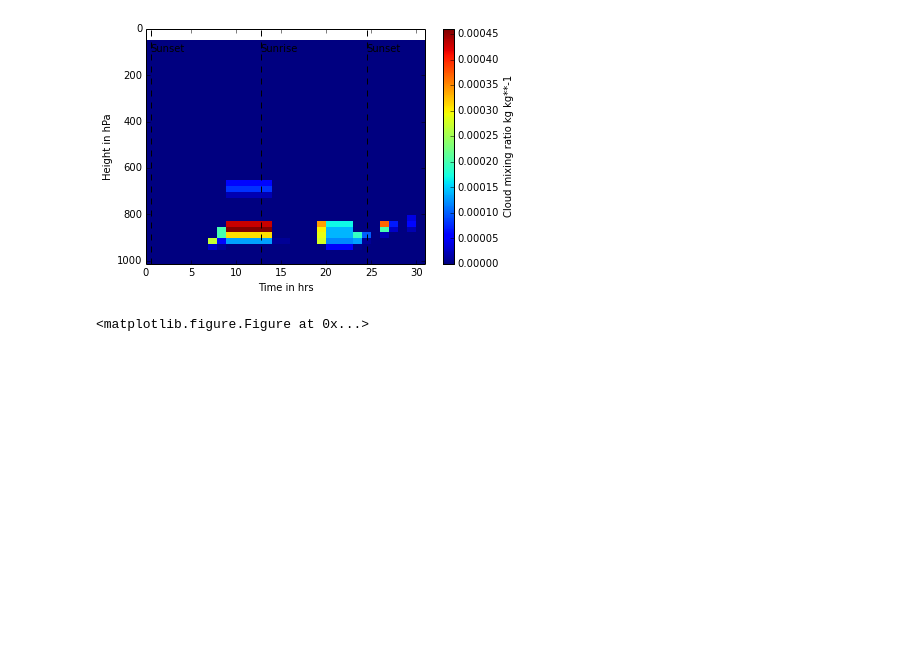
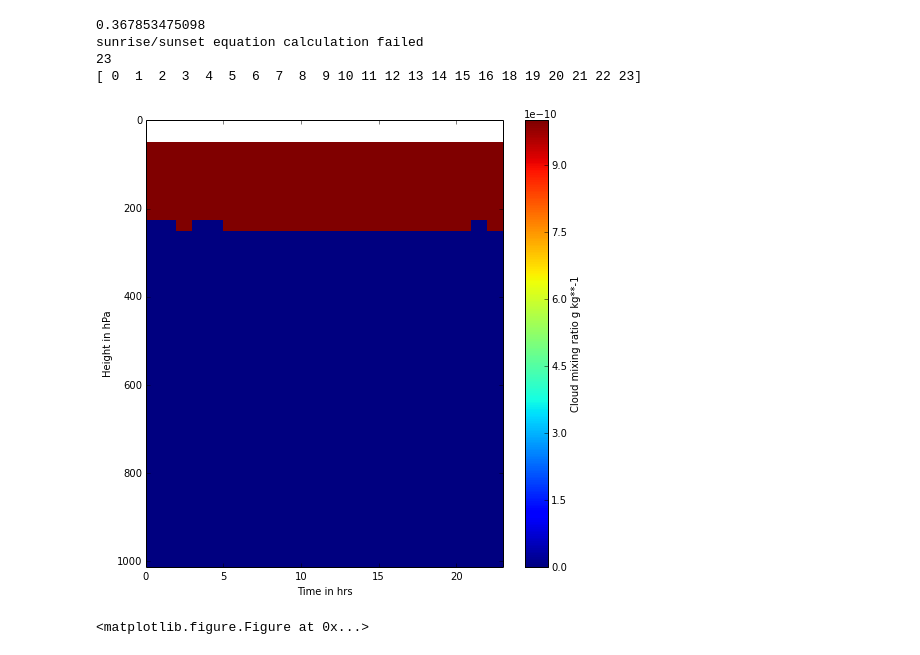
Before and after one commit to EVS-ATMOS/HRRR, a Jupyter notebook: notebooks/May27plots.ipynb, the cells around one changed output. Saved outputs shown, nothing was run; the diff lists cells and outputs as text; code cells hidden in the pictures; blank space fills up the shorter version.

```diff
--- a/notebooks/May27plots.ipynb
+++ b/notebooks/May27plots.ipynb
@@ -12,10 +10,14 @@ import pygrib
 %matplotlib inline
 # %%
-pyhrrr.plot_hrrr_spec(datetimestart = datetime.datetime(2014, 5, 27,0,0),
-                       datetimeend = datetime.datetime(2014,5,28,0,0), scaling = 10**3,final_unit = 'g kg**-1',
+pyhrrr.plot_hrrr_spec(datetimestart = datetime.datetime(2014, 5, 27),
+                       datetimeend = datetime.datetime(2014,5,28), scaling = 10**3,final_unit = 'g kg**-1',
                        parameter = parameter, directory = directory, contour = True, hour = 1)
 # %% [output]
+0.367853475098
+sunrise/sunset equation calculation failed
+23
+[ 0  1  2  3  4  5  6  7  8  9 10 11 12 13 14 15 16 18 19 20 21 22 23]
-[figure, old version]
+[figure, new version]
 # %%
 pyhrrr.plot_hrrr_spec(datetimestart = datetime.datetime(2014, 5, 27,0,0), datetimeend = datetime.datetime(2014,5,28,0,0), scaling = 10**3,final_unit = 'g kg**-1',parameter = parameter, directory = directory, hour = 1)
 # %% [output]
```
Also changed, not shown: parts of 1 cell of this notebook.
